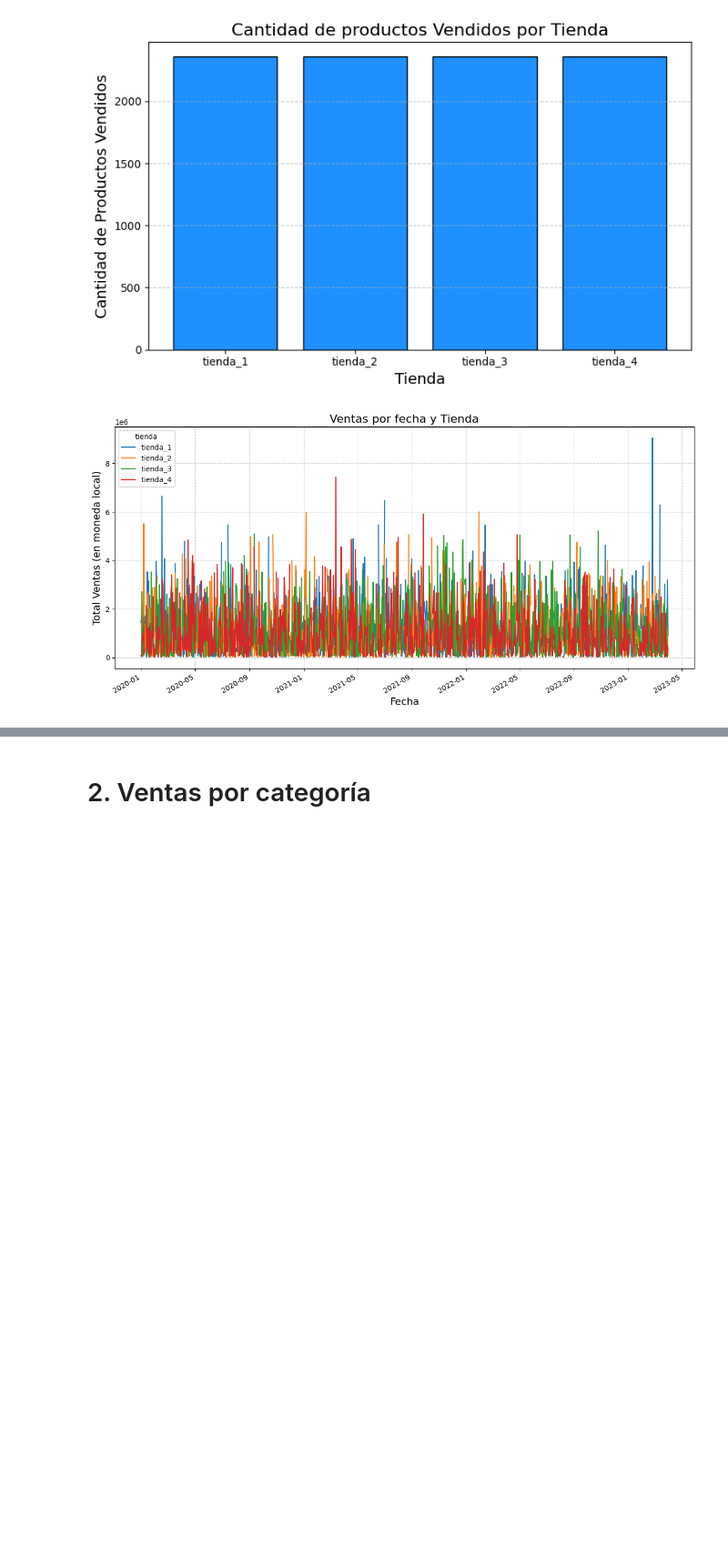
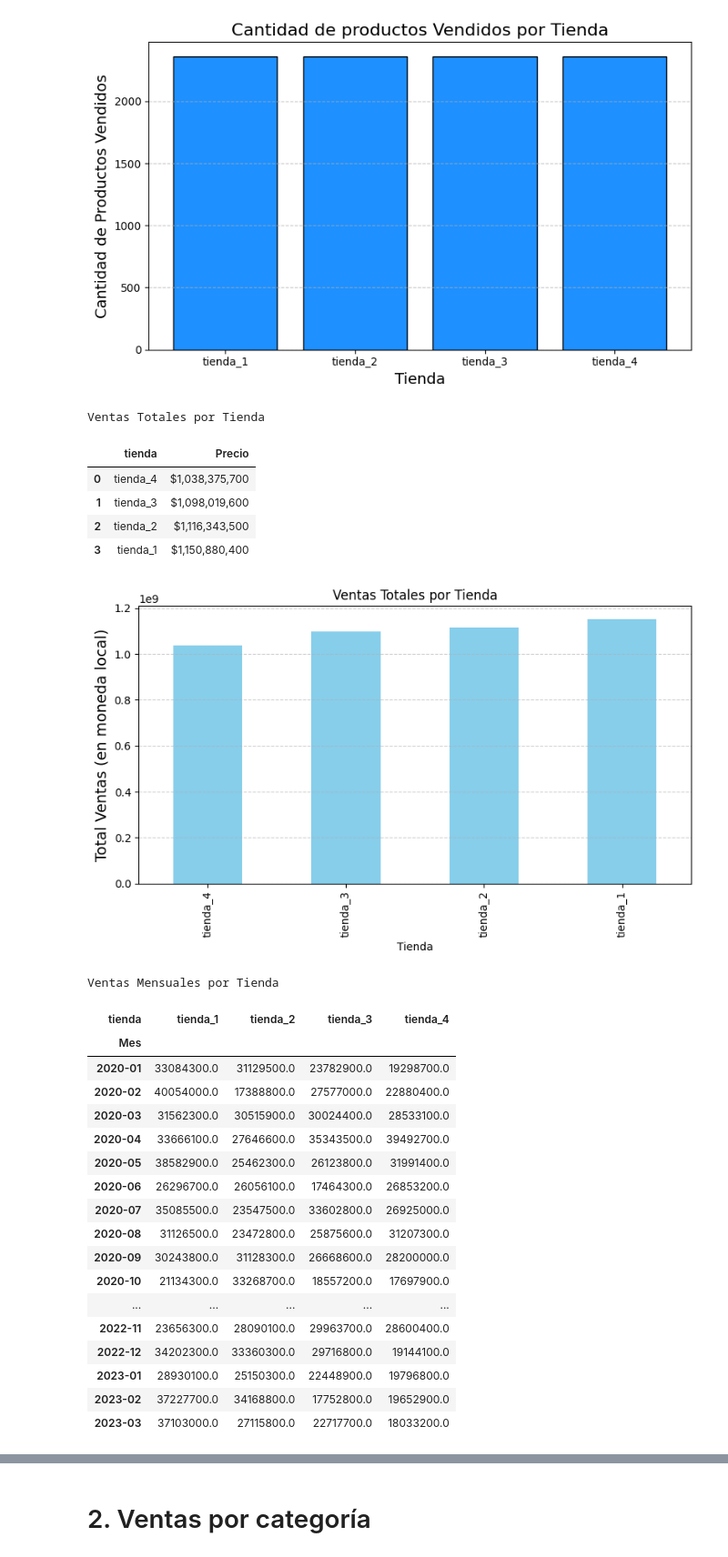
Before and after one commit to Zhumioke/Challenge-Analisis-Ventas, a Jupyter notebook: AluraStoreLatam.ipynb, the cells around one changed output, grey strips where cells are left out. Shown: that part at 91% size. Saved outputs shown, nothing was run; the diff lists cells and outputs as text; code cells hidden in the pictures; blank space fills up the shorter version.

```diff
--- a/AluraStoreLatam.ipynb
+++ b/AluraStoreLatam.ipynb
@@ -135,19 +135,66 @@ dtype: int64
 # %%
 #3.- Ventas por fecha:
 import matplotlib.pyplot as plt
-def graficar_ventas_por_fecha(df):
-    df_total['Fecha de Compra'] = pd.to_datetime(df_total['Fecha de Compra'],dayfirst=True)
-    ventas_por_fecha = df_total.groupby(['Fecha de Compra','tienda'])['Precio'].sum().unstack()
+def graficar_resumen_ventas(df):
+    df= df.copy()
+    df['Fecha de Compra'] = pd.to_datetime(df_total['Fecha de Compra'],dayfirst=True)
 
-    plt.figure(figsize=(12,6))
-    ventas_por_fecha.plot(ax=plt.gca())
-    plt.title('Ventas por fecha y Tienda', fontsize=16)
-    plt.xlabel('Fecha', fontsize=14)
+    #Totales por tienda.
+    ventas_totales = df.groupby('tienda')['Precio'].sum().sort_values()
+    ventas_totales_df = ventas_totales.reset_index()
+    ventas_totales_df['Precio'] = ventas_totales_df['Precio'].map('${:,.0f}'.format)
+
+
+    print("Ventas Totales por Tienda")
+    display(ventas_totales_df)
+
+    plt.figure(figsize=(8,5))
+    ventas_totales.plot(kind='bar',color='skyblue')
+    plt.title('Ventas Totales por Tienda')
+    plt.xlabel('Tienda')
     plt.ylabel('Total Ventas (en moneda local)', fontsize=14)
-    plt.grid(True, linestyle='--', alpha=0.6)
+    plt.grid(axis='y', linestyle='--', alpha=0.6)
     plt.tight_layout()
     plt.show()
 
-graficar_ventas_por_fecha(df_total)
+    df['Mes'] = df['Fecha de Compra'].dt.to_period('M')
+    ventas_mensuales = df.groupby(['Mes','tienda'])['Precio'].sum().unstack()
+    print("Ventas Mensuales por Tienda")
+    display(ventas_mensuales)
+
+    ventas_mensuales.plot(figsize=(12,6),marker='o')
+    plt.title('Ventas Mensuales por Tienda')
+    plt.xlabel('Mes')
+    plt.ylabel('Total Ventas')
+    plt.grid(True,linestyle='--',alpha=0.6)
+    plt.tight_layout()
+    plt.show()
+
+graficar_resumen_ventas(df_total)
 # %% [output]
+Ventas Totales por Tienda
+|  | tienda | Precio |
+| 0 | tienda_4 | $1,038,375,700 |
+| 1 | tienda_3 | $1,098,019,600 |
+| 2 | tienda_2 | $1,116,343,500 |
+| 3 | tienda_1 | $1,150,880,400 |
-[figure, old version]
+[figure, new version]
+Ventas Mensuales por Tienda
+| tienda | tienda_1 | tienda_2 | tienda_3 | tienda_4 |
+| Mes |  |  |  |  |
+| 2020-01 | 33084300.0 | 31129500.0 | 23782900.0 | 19298700.0 |
+| 2020-02 | 40054000.0 | 17388800.0 | 27577000.0 | 22880400.0 |
+| 2020-03 | 31562300.0 | 30515900.0 | 30024400.0 | 28533100.0 |
+| 2020-04 | 33666100.0 | 27646600.0 | 35343500.0 | 39492700.0 |
+| 2020-05 | 38582900.0 | 25462300.0 | 26123800.0 | 31991400.0 |
+| 2020-06 | 26296700.0 | 26056100.0 | 17464300.0 | 26853200.0 |
+| 2020-07 | 35085500.0 | 23547500.0 | 33602800.0 | 26925000.0 |
+| 2020-08 | 31126500.0 | 23472800.0 | 25875600.0 | 31207300.0 |
+| 2020-09 | 30243800.0 | 31128300.0 | 26668600.0 | 28200000.0 |
+| 2020-10 | 21134300.0 | 33268700.0 | 18557200.0 | 17697900.0 |
+| ... | ... | ... | ... | ... |
+| 2022-11 | 23656300.0 | 28090100.0 | 29963700.0 | 28600400.0 |
+| 2022-12 | 34202300.0 | 33360300.0 | 29716800.0 | 19144100.0 |
+| 2023-01 | 28930100.0 | 25150300.0 | 22448900.0 | 19796800.0 |
+| 2023-02 | 37227700.0 | 34168800.0 | 17752800.0 | 19652900.0 |
+| 2023-03 | 37103000.0 | 27115800.0 | 22717700.0 | 18033200.0 |
```
Also changed, not shown: parts of 2 cells of this notebook.
